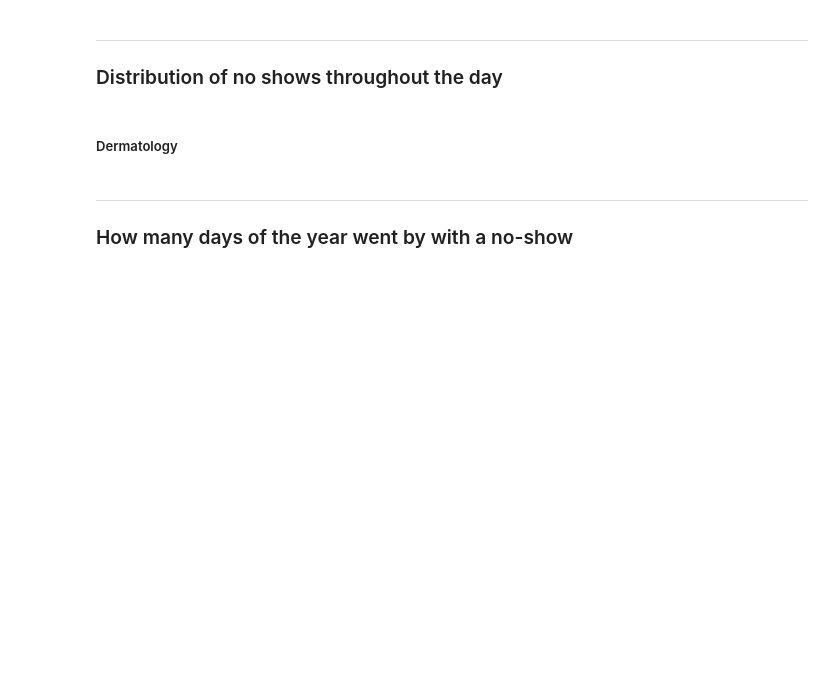
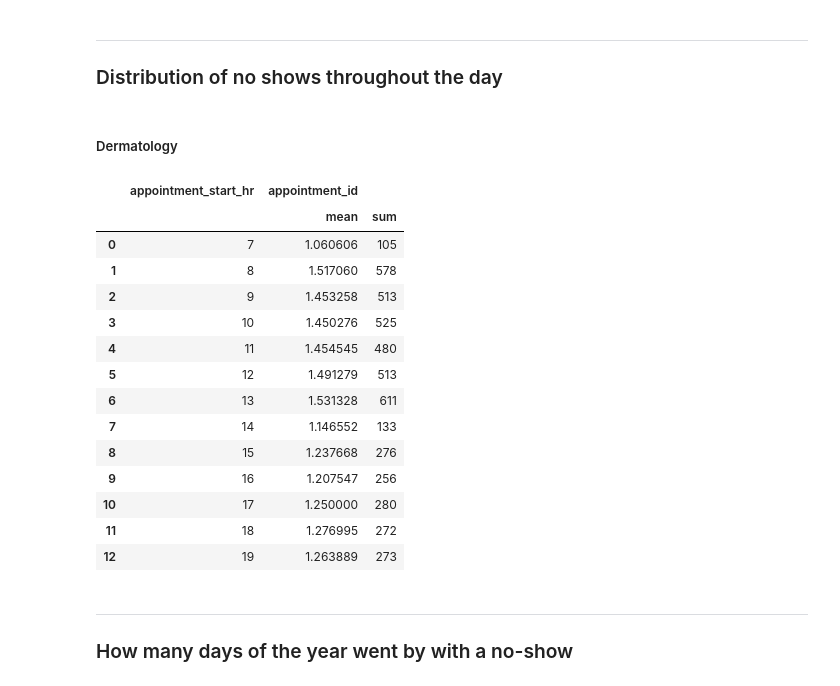
Before and after one commit to robperch/IEOR_Capstone, a Jupyter notebook: notebooks/EDA/eda_rob.ipynb, the cells around one changed output. Saved outputs shown, nothing was run; the diff lists cells and outputs as text; code cells hidden in the pictures; blank space fills up the shorter version.

```diff
--- a/notebooks/EDA/eda_rob.ipynb
+++ b/notebooks/EDA/eda_rob.ipynb
@@ -1636,14 +1636,32 @@ dfy = dfy.groupby(
 # %%
 dfy = dfy.groupby(
     [
         'appointment_start_hr',
     ],
     as_index=False
 ).agg(
     {
-        'appointment_id': 'mean',
+        'appointment_id': ['mean', 'sum'],
     }
 )
+
+dfy
+# %% [output]
+|  | appointment_start_hr | appointment_id |  |
+|  |  | mean | sum |
+| 0 | 7 | 1.060606 | 105 |
+| 1 | 8 | 1.517060 | 578 |
+| 2 | 9 | 1.453258 | 513 |
+| 3 | 10 | 1.450276 | 525 |
+| 4 | 11 | 1.454545 | 480 |
+| 5 | 12 | 1.491279 | 513 |
+| 6 | 13 | 1.531328 | 611 |
+| 7 | 14 | 1.146552 | 133 |
+| 8 | 15 | 1.237668 | 276 |
+| 9 | 16 | 1.207547 | 256 |
+| 10 | 17 | 1.250000 | 280 |
+| 11 | 18 | 1.276995 | 272 |
+| 12 | 19 | 1.263889 | 273 |
 # %% [markdown]
 ---
 ### How many days of the year went by with a no-show
```
